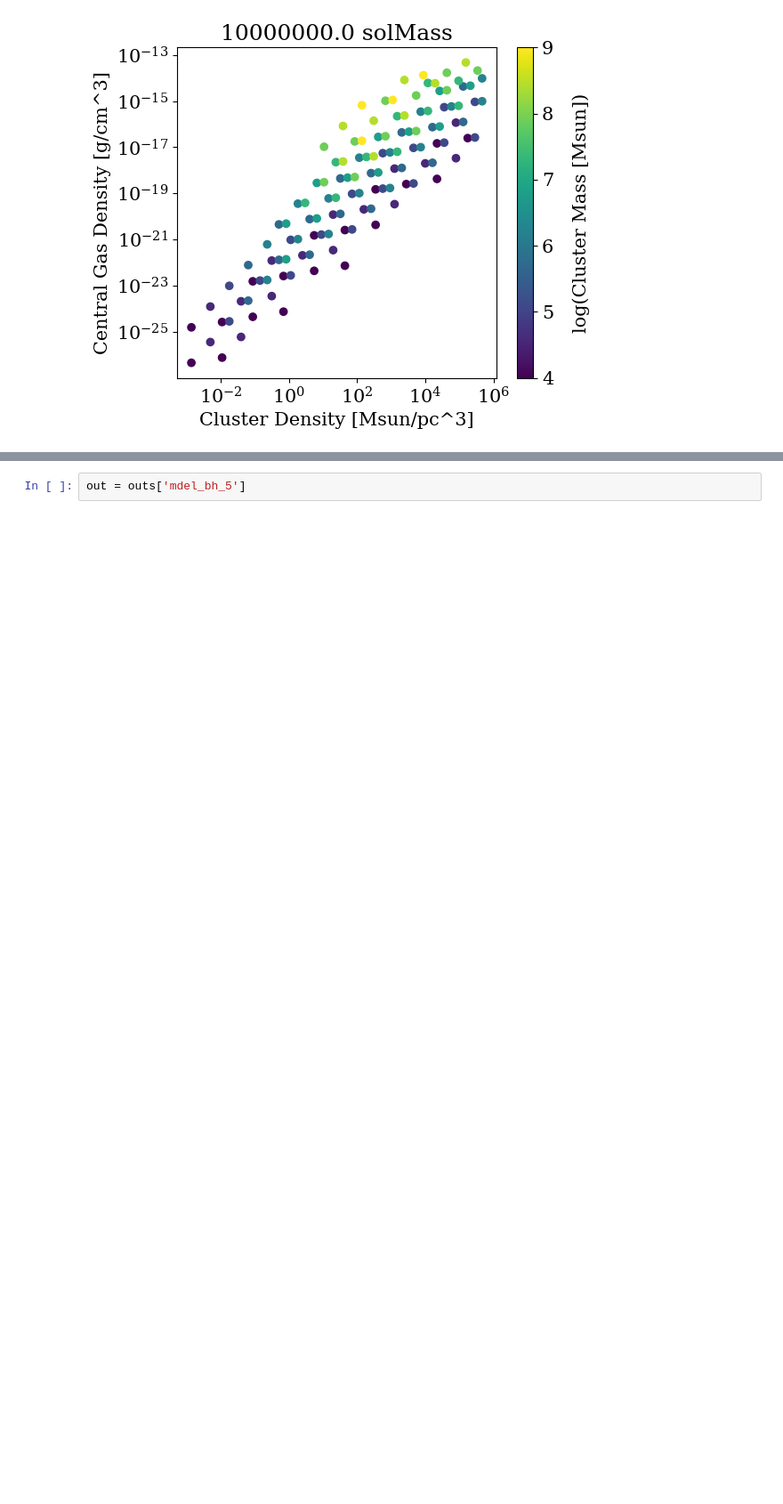
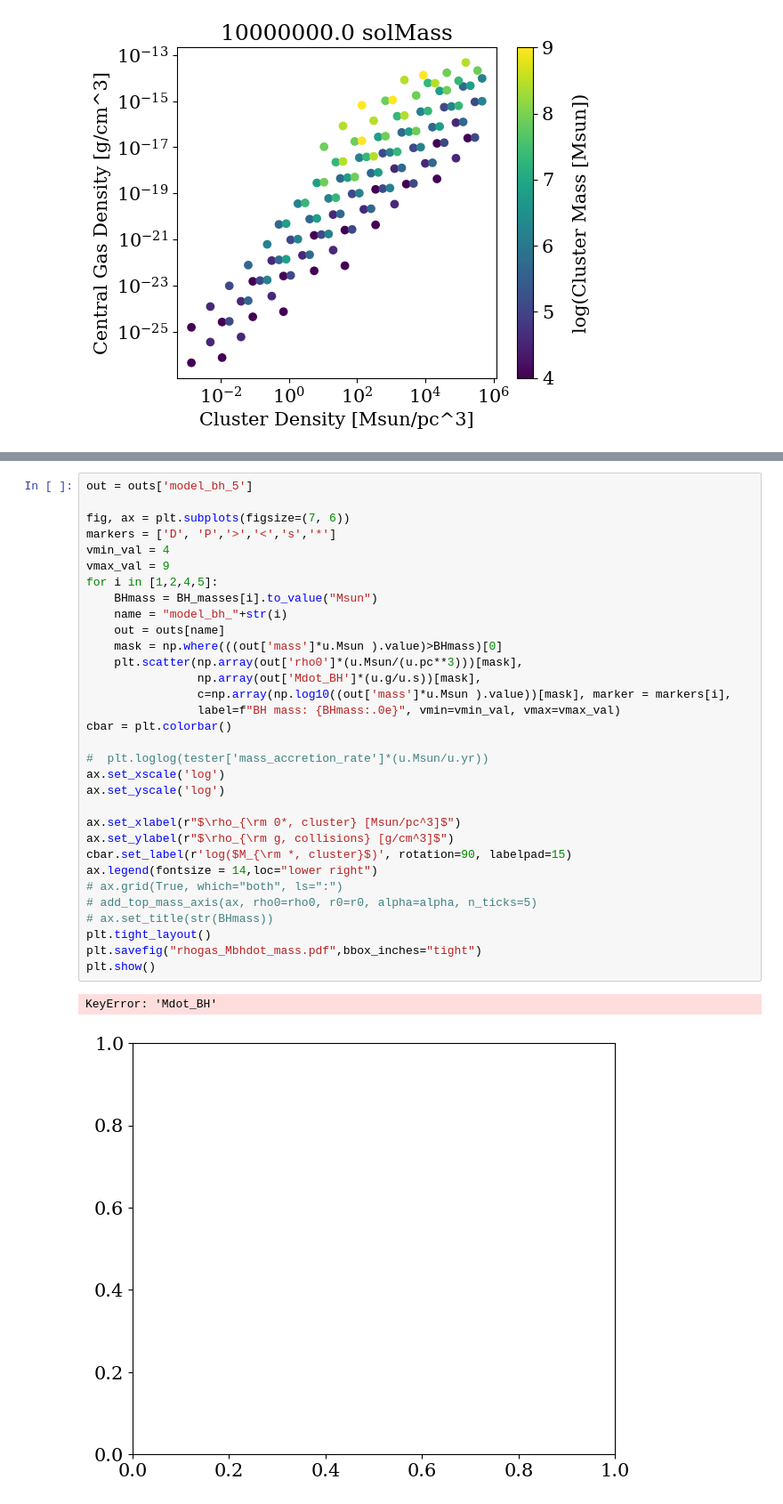
Before and after one commit to astro-claire/timescale-plots, a Jupyter notebook: modelv2.ipynb, the cells around one changed output, grey strips where cells are left out. Shown at 89% size. Saved outputs shown, nothing was run; the diff lists cells and outputs as text; blank space fills up the shorter version.

```diff
--- a/modelv2.ipynb
+++ b/modelv2.ipynb
@@ -198,2 +238,35 @@ plt.show()
-# %%
-out = outs['mdel_bh_5']
+# %%
+out = outs['model_bh_5']
+
+fig, ax = plt.subplots(figsize=(7, 6))
+markers = ['D', 'P','>','<','s','*']
+vmin_val = 4
+vmax_val = 9
+for i in [1,2,4,5]:
+    BHmass = BH_masses[i].to_value("Msun")
+    name = "model_bh_"+str(i)
+    out = outs[name]
+    mask = np.where(((out['mass']*u.Msun ).value)>BHmass)[0]
+    plt.scatter(np.array(out['rho0']*(u.Msun/(u.pc**3)))[mask],
+                np.array(out['Mdot_BH']*(u.g/u.s))[mask],
+                c=np.array(np.log10((out['mass']*u.Msun ).value))[mask], marker = markers[i],
+                label=f"BH mass: {BHmass:.0e}", vmin=vmin_val, vmax=vmax_val)
+cbar = plt.colorbar()
+
+#  plt.loglog(tester['mass_accretion_rate']*(u.Msun/u.yr))
+ax.set_xscale('log')
+ax.set_yscale('log')
+
+ax.set_xlabel(r"$\rho_{\rm 0*, cluster} [Msun/pc^3]$")
+ax.set_ylabel(r"$\rho_{\rm g, collisions} [g/cm^3]$")
+cbar.set_label(r'log($M_{\rm *, cluster}$)', rotation=90, labelpad=15)
+ax.legend(fontsize = 14,loc="lower right")
+# ax.grid(True, which="both", ls=":")
+# add_top_mass_axis(ax, rho0=rho0, r0=r0, alpha=alpha, n_ticks=5)
+# ax.set_title(str(BHmass))
+plt.tight_layout()
+plt.savefig("rhogas_Mbhdot_mass.pdf",bbox_inches="tight")
+plt.show()
+# %% [output]
+KeyError: 'Mdot_BH'
+[figure, added]
```
Also changed, not shown: parts of 6 cells of this notebook.
